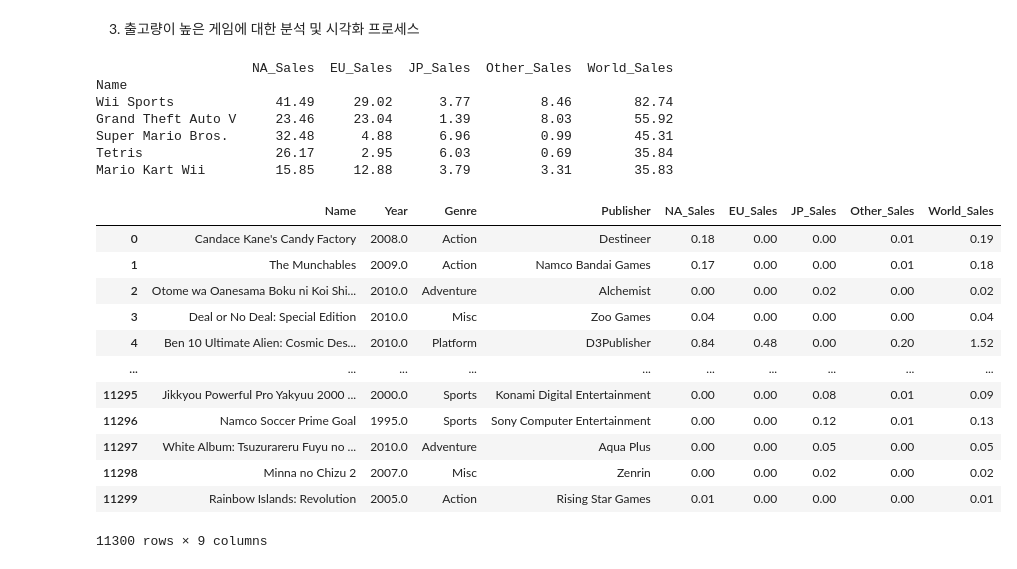
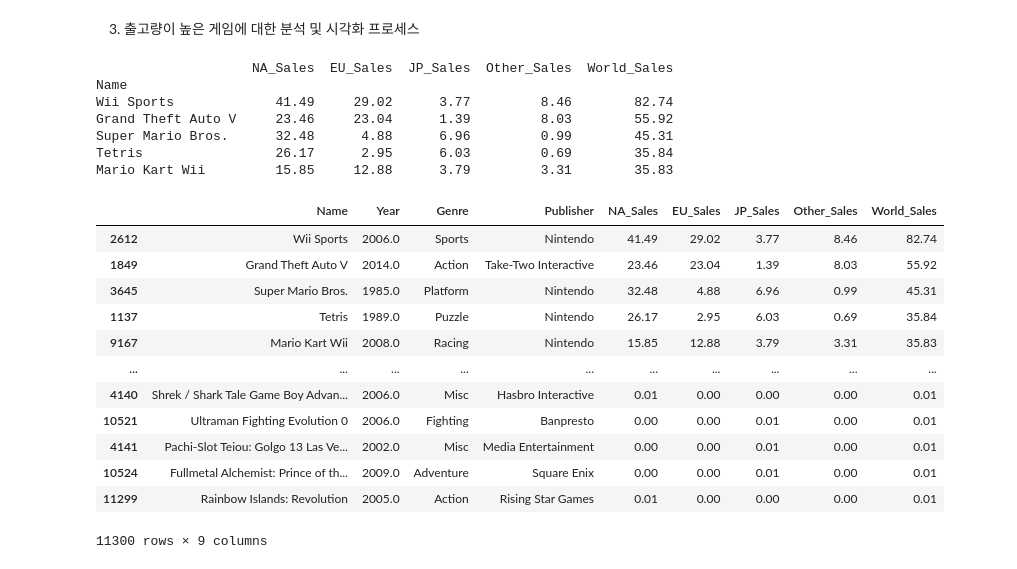
Before and after one commit to y001003/Bootcamp, a Jupyter notebook: Section1_Project.ipynb, the cells around one changed output. Cells and saved outputs as stored; diff of their text form; code cells hidden in the pictures.

```diff
--- a/Section1_Project.ipynb
+++ b/Section1_Project.ipynb
@@ -341,32 +341,32 @@ df_trend_p_g.plot.bar(stacked=True)
 # %%
 # 같은 이름, 다른 연도 및 플랫폼으로 출시된 게임 정리
 col = ['Name','NA_Sales','EU_Sales','JP_Sales','Other_Sales','World_Sales']
 top_df = df[col].groupby(['Name']).sum().sort_values('World_Sales',ascending=False)
 print(top_df.head())
 
 # 게임의 출시년도, 장르, 제작사 데이터
 col2 = ['Name','Year','Genre','Publisher']
 right_df = df[col2].drop_duplicates(['Name'], keep='first')
 merge_df = pd.merge(right_df,top_df,how='inner',on='Name')
-merge_df
+merge_df.sort_values('World_Sales',ascending=False)
 # %% [output]
                     NA_Sales  EU_Sales  JP_Sales  Other_Sales  World_Sales
 Name
 Wii Sports             41.49     29.02      3.77         8.46        82.74
 Grand Theft Auto V     23.46     23.04      1.39         8.03        55.92
 Super Mario Bros.      32.48      4.88      6.96         0.99        45.31
 Tetris                 26.17      2.95      6.03         0.69        35.84
 Mario Kart Wii         15.85     12.88      3.79         3.31        35.83
 |  | Name | Year | Genre | Publisher | NA_Sales | EU_Sales | JP_Sales | Other_Sales | World_Sales |
-| 0 | Candace Kane's Candy Factory | 2008.0 | Action | Destineer | 0.18 | 0.00 | 0.00 | 0.01 | 0.19 |
-| 1 | The Munchables | 2009.0 | Action | Namco Bandai Games | 0.17 | 0.00 | 0.00 | 0.01 | 0.18 |
-| 2 | Otome wa Oanesama Boku ni Koi Shi... | 2010.0 | Adventure | Alchemist | 0.00 | 0.00 | 0.02 | 0.00 | 0.02 |
-| 3 | Deal or No Deal: Special Edition | 2010.0 | Misc | Zoo Games | 0.04 | 0.00 | 0.00 | 0.00 | 0.04 |
-| 4 | Ben 10 Ultimate Alien: Cosmic Des... | 2010.0 | Platform | D3Publisher | 0.84 | 0.48 | 0.00 | 0.20 | 1.52 |
+| 2612 | Wii Sports | 2006.0 | Sports | Nintendo | 41.49 | 29.02 | 3.77 | 8.46 | 82.74 |
+| 1849 | Grand Theft Auto V | 2014.0 | Action | Take-Two Interactive | 23.46 | 23.04 | 1.39 | 8.03 | 55.92 |
+| 3645 | Super Mario Bros. | 1985.0 | Platform | Nintendo | 32.48 | 4.88 | 6.96 | 0.99 | 45.31 |
+| 1137 | Tetris | 1989.0 | Puzzle | Nintendo | 26.17 | 2.95 | 6.03 | 0.69 | 35.84 |
+| 9167 | Mario Kart Wii | 2008.0 | Racing | Nintendo | 15.85 | 12.88 | 3.79 | 3.31 | 35.83 |
 | ... | ... | ... | ... | ... | ... | ... | ... | ... | ... |
-| 11295 | Jikkyou Powerful Pro Yakyuu 2000 ... | 2000.0 | Sports | Konami Digital Entertainment | 0.00 | 0.00 | 0.08 | 0.01 | 0.09 |
-| 11296 | Namco Soccer Prime Goal | 1995.0 | Sports | Sony Computer Entertainment | 0.00 | 0.00 | 0.12 | 0.01 | 0.13 |
-| 11297 | White Album: Tsuzurareru Fuyu no ... | 2010.0 | Adventure | Aqua Plus | 0.00 | 0.00 | 0.05 | 0.00 | 0.05 |
-| 11298 | Minna no Chizu 2 | 2007.0 | Misc | Zenrin | 0.00 | 0.00 | 0.02 | 0.00 | 0.02 |
+| 4140 | Shrek / Shark Tale Game Boy Advan... | 2006.0 | Misc | Hasbro Interactive | 0.01 | 0.00 | 0.00 | 0.00 | 0.01 |
+| 10521 | Ultraman Fighting Evolution 0 | 2006.0 | Fighting | Banpresto | 0.00 | 0.00 | 0.01 | 0.00 | 0.01 |
+| 4141 | Pachi-Slot Teiou: Golgo 13 Las Ve... | 2002.0 | Misc | Media Entertainment | 0.00 | 0.00 | 0.01 | 0.00 | 0.01 |
+| 10524 | Fullmetal Alchemist: Prince of th... | 2009.0 | Adventure | Square Enix | 0.00 | 0.00 | 0.01 | 0.00 | 0.01 |
 | 11299 | Rainbow Islands: Revolution | 2005.0 | Action | Rising Star Games | 0.01 | 0.00 | 0.00 | 0.00 | 0.01 |
 11300 rows × 9 columns
```
